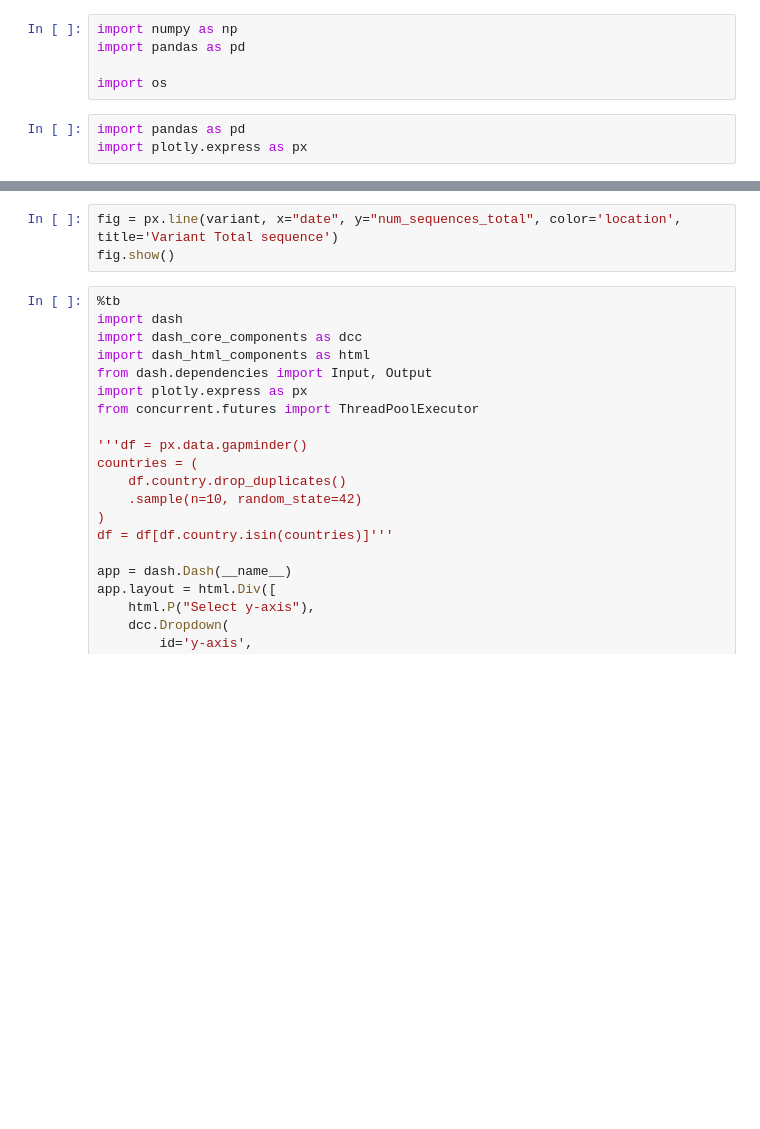
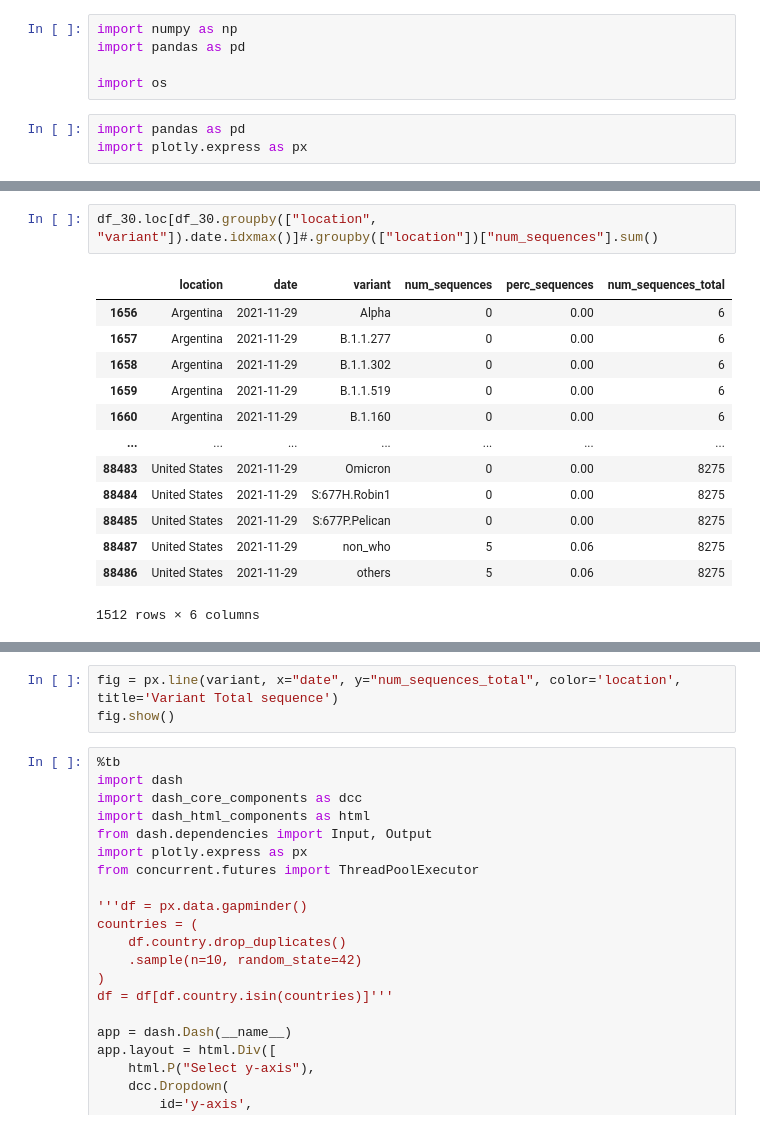
Before and after one commit to Owaiskhan9654/Covid-Dashboard, a Jupyter notebook: Dash Error basic-exploration-of-covid-variants.ipynb, the cells around one changed output, grey strips where cells are left out. Cells and saved outputs as stored; diff of their text form; blank space fills up the shorter version.

```diff
--- a/Dash Error basic-exploration-of-covid-variants.ipynb
+++ b/Dash Error basic-exploration-of-covid-variants.ipynb
@@ -16,0 +57,16 @@ variants=variant.variant.unique()
+# %%
+df_30.loc[df_30.groupby(["location", "variant"]).date.idxmax()]#.groupby(["location"])["num_sequences"].sum()
+# %% [output]
+|  | location | date | variant | num_sequences | perc_sequences | num_sequences_total |
+| 1656 | Argentina | 2021-11-29 | Alpha | 0 | 0.00 | 6 |
+| 1657 | Argentina | 2021-11-29 | B.1.1.277 | 0 | 0.00 | 6 |
+| 1658 | Argentina | 2021-11-29 | B.1.1.302 | 0 | 0.00 | 6 |
+| 1659 | Argentina | 2021-11-29 | B.1.1.519 | 0 | 0.00 | 6 |
+| 1660 | Argentina | 2021-11-29 | B.1.160 | 0 | 0.00 | 6 |
+| ... | ... | ... | ... | ... | ... | ... |
+| 88483 | United States | 2021-11-29 | Omicron | 0 | 0.00 | 8275 |
+| 88484 | United States | 2021-11-29 | S:677H.Robin1 | 0 | 0.00 | 8275 |
+| 88485 | United States | 2021-11-29 | S:677P.Pelican | 0 | 0.00 | 8275 |
+| 88487 | United States | 2021-11-29 | non_who | 5 | 0.06 | 8275 |
+| 88486 | United States | 2021-11-29 | others | 5 | 0.06 | 8275 |
+1512 rows × 6 columns
```
Also changed, not shown: parts of 27 cells of this notebook, 9 other files.
